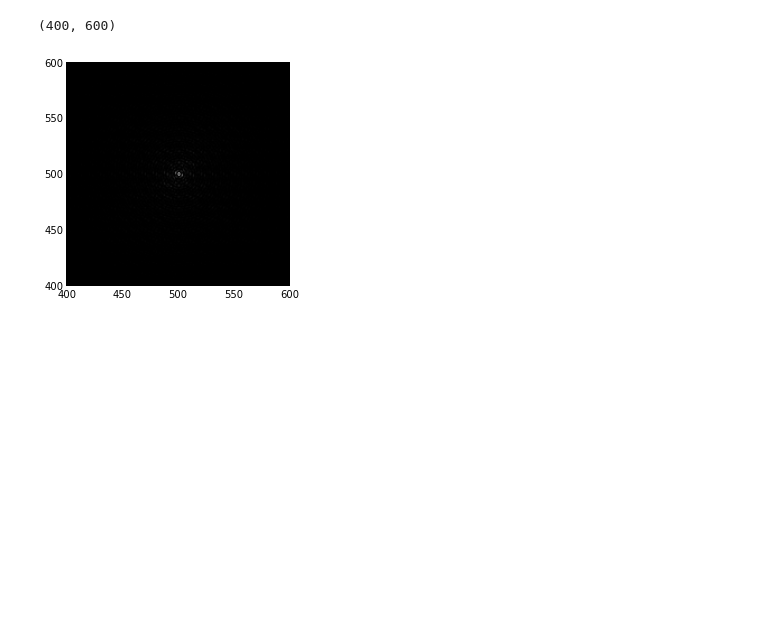
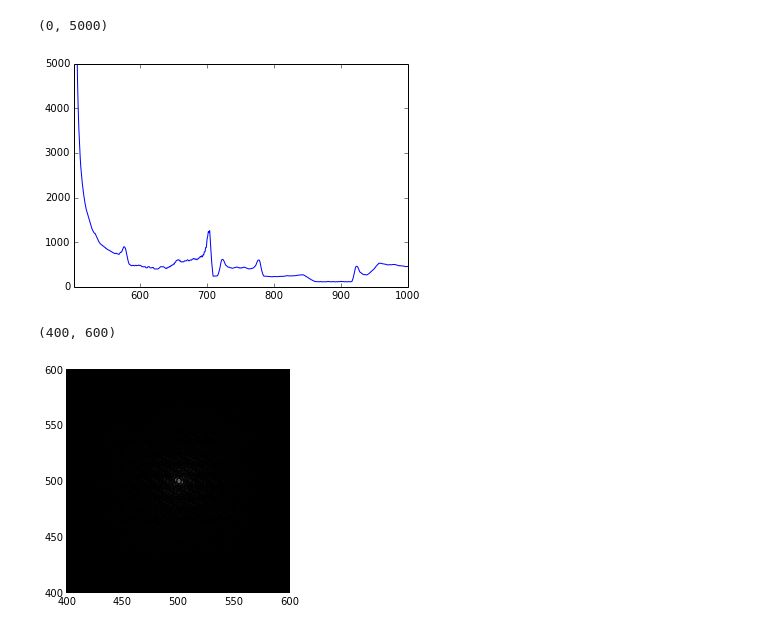
Before and after one commit to rudymmreina/Rivera_Mendez_hw5, a Jupyter notebook: Correlation.ipynb, the cells around one changed output. Drawn from its saved outputs; the diff is of its cells as text; code cells hidden in the pictures; blank space fills up the shorter version.

```diff
--- a/Correlation.ipynb
+++ b/Correlation.ipynb
@@ -113,3 +116,10 @@ plt.show()
+# %%
+plot(real(Corr2f)[500])
+xlim([501,1000])
+ylim([0,5000])
+# %% [output]
+(0, 5000)
+[figure, added]
 # %%
 # %% [output]
 (400, 600)
```
Also changed, not shown: parts of 7 cells of this notebook.
